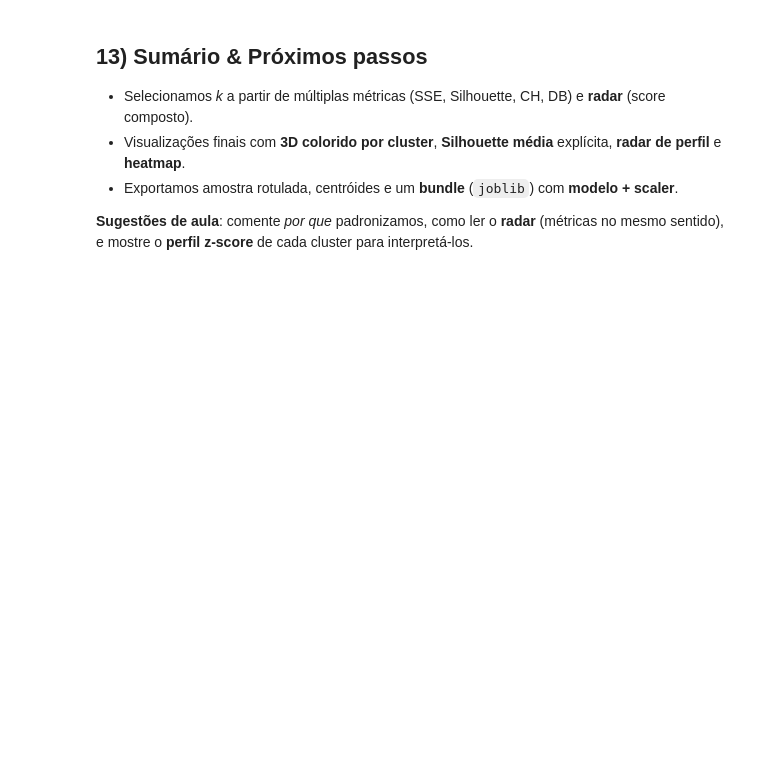
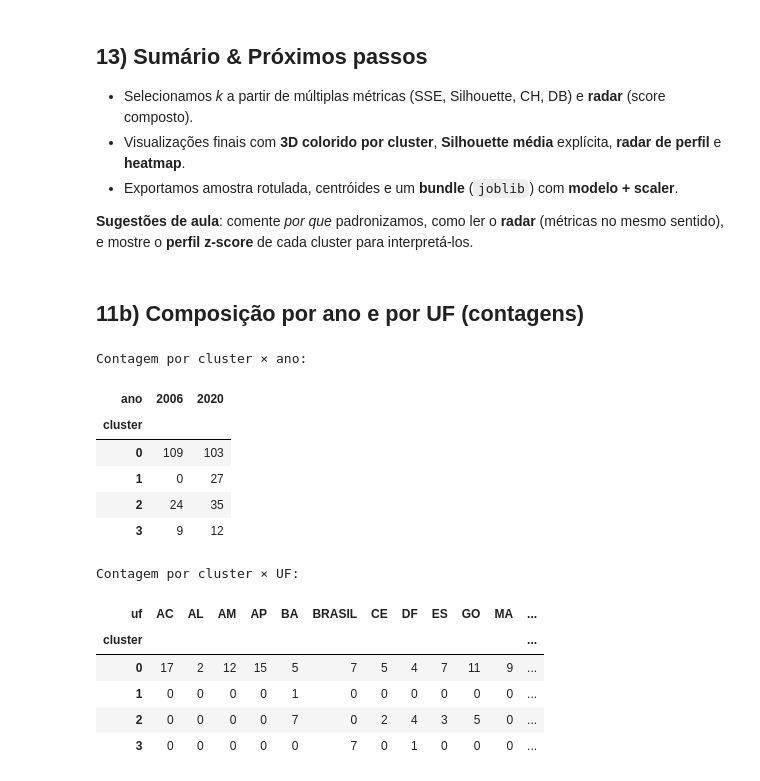
Before and after one commit to PadawanXXVI/kmeans-3d-cluster, a Jupyter notebook: notebooks/02_amns_kmeans.ipynb, the cells around one changed output. Cells and saved outputs as stored; diff of their text form; code cells hidden in the pictures; blank space fills up the shorter version.

Commit message:
chore: tabelas de comparação de clusters

```diff
--- a/notebooks/02_amns_kmeans.ipynb
+++ b/notebooks/02_amns_kmeans.ipynb
@@ -511,3 +511,41 @@ Arquivos salvos:
 - Exportamos amostra rotulada, centróides e um **bundle** (`joblib`) com **modelo + scaler**.
 
 **Sugestões de aula**: comente *por que* padronizamos, como ler o **radar** (métricas no mesmo sentido), e mostre o **perfil z-score** de cada cluster para interpretá-los.
+# %% [markdown]
+## 11b) Composição por **ano** e por **UF** (contagens)
+# %%
+# Tabelas de contagem por cluster × ano e cluster × UF
+from pathlib import Path
+
+tables = {}
+
+if 'ano' in df_labeled.columns:
+    cxa = df_labeled.groupby(['cluster','ano']).size().unstack(fill_value=0)
+    print("Contagem por cluster × ano:")
+    display(cxa)
+    tables['cluster_counts_por_ano'] = cxa
+else:
+    print("Coluna 'ano' não encontrada em df_labeled; pulando tabela por ano.")
+
+if 'uf' in df_labeled.columns:
+    cxu = df_labeled.groupby(['cluster','uf']).size().unstack(fill_value=0)
+    print("Contagem por cluster × UF:")
+    display(cxu)
+    tables['cluster_counts_por_uf'] = cxu
+else:
+    print("Coluna 'uf' não encontrada em df_labeled; pulando tabela por UF.")
+# %% [output]
+Contagem por cluster × ano:
+| ano | 2006 | 2020 |
+| cluster |  |  |
+| 0 | 109 | 103 |
+| 1 | 0 | 27 |
+| 2 | 24 | 35 |
+| 3 | 9 | 12 |
+Contagem por cluster × UF:
+| uf | AC | AL | AM | AP | BA | BRASIL | CE | DF | ES | GO | MA | ... |
+| cluster |  |  |  |  |  |  |  |  |  |  |  | ... |
+| 0 | 17 | 2 | 12 | 15 | 5 | 7 | 5 | 4 | 7 | 11 | 9 | ... |
+| 1 | 0 | 0 | 0 | 0 | 1 | 0 | 0 | 0 | 0 | 0 | 0 | ... |
+| 2 | 0 | 0 | 0 | 0 | 7 | 0 | 2 | 4 | 3 | 5 | 0 | ... |
+| 3 | 0 | 0 | 0 | 0 | 0 | 7 | 0 | 1 | 0 | 0 | 0 | ... |
```
Also changed, not shown: parts of 5 cells of this notebook, 5 other files.
